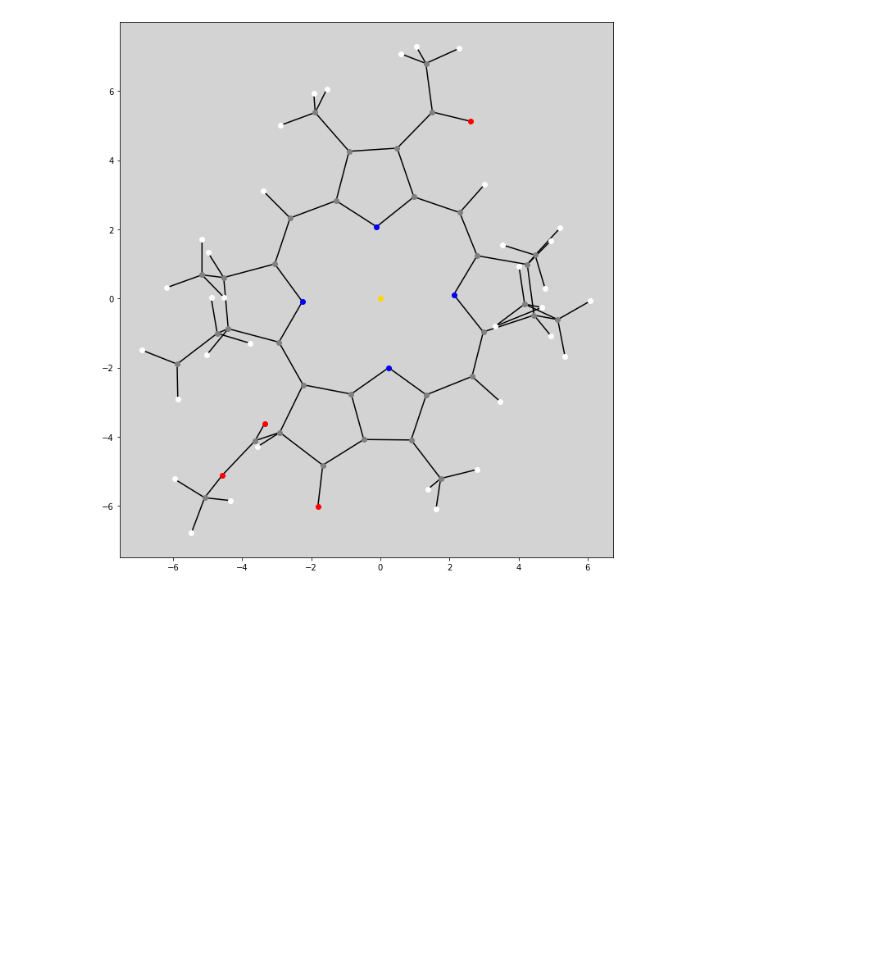
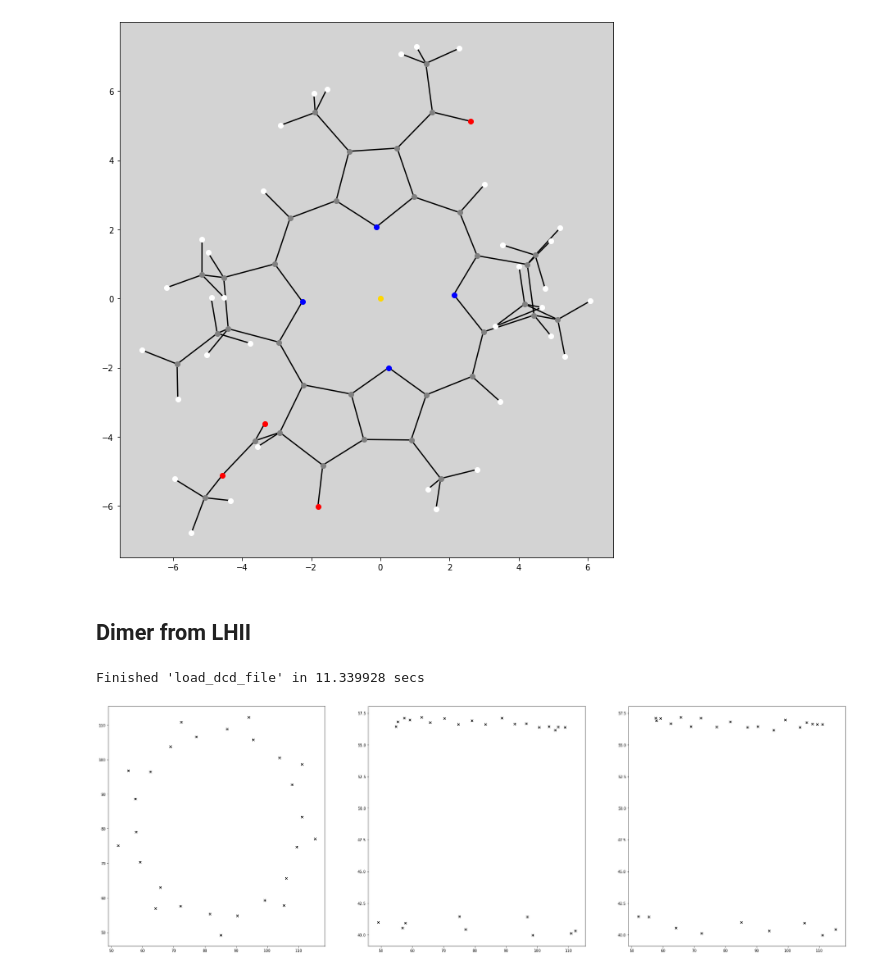
Before and after one commit to Oliver-Feighan/SpectralDensity, a Jupyter notebook: hessians/BuildSystem.ipynb, the cells around one changed output. Drawn from its saved outputs; the diff is of its cells as text; code cells hidden in the pictures; blank space fills up the shorter version.

```diff
--- a/hessians/BuildSystem.ipynb
+++ b/hessians/BuildSystem.ipynb
@@ -18,3 +18,30 @@ plot_molecule(bchla_in_xy_plane, symbols, ax)
 fig.set_size_inches(12,12)
 # %% [output]
 [figure]
+# %% [markdown]
+## Dimer from LHII
+# %%
+import sys
+sys.path.append("../")
+
+import analysis.analysis
+
+traj = analysis.analysis.load_dcd_file("../LHII_MD/output/1ps_2fs_LHII.dcd", "../LHII_MD/LH2.prmtop")
+top = traj.top
+# %% [output]
+Finished 'load_dcd_file' in 11.339928 secs
+# %%
+import matplotlib.pyplot as plt
+
+bcl_res_idxs = [i.resSeq for i in top.residues if "BCL" in i.name]
+
+fig, ax = plt.subplots(1, 3, figsize=(36,12))
+
+for i in bcl_res_idxs:
+    bcl_i = top.select(f"resid {i}")
+
+    ax[0].scatter(10 * traj.xyz[0][bcl_i[0]][0], 10 * traj.xyz[0][bcl_i[0]][1], color='black', marker='x')
+    ax[1].scatter(10 * traj.xyz[0][bcl_i[0]][1], 10 * traj.xyz[0][bcl_i[0]][2], color='black', marker='x')
+    ax[2].scatter(10 * traj.xyz[0][bcl_i[0]][0], 10 * traj.xyz[0][bcl_i[0]][2], color='black', marker='x')
+# %% [output]
+[figure, added]
```
Also changed, not shown: parts of 3 cells of this notebook, 22 other files.
